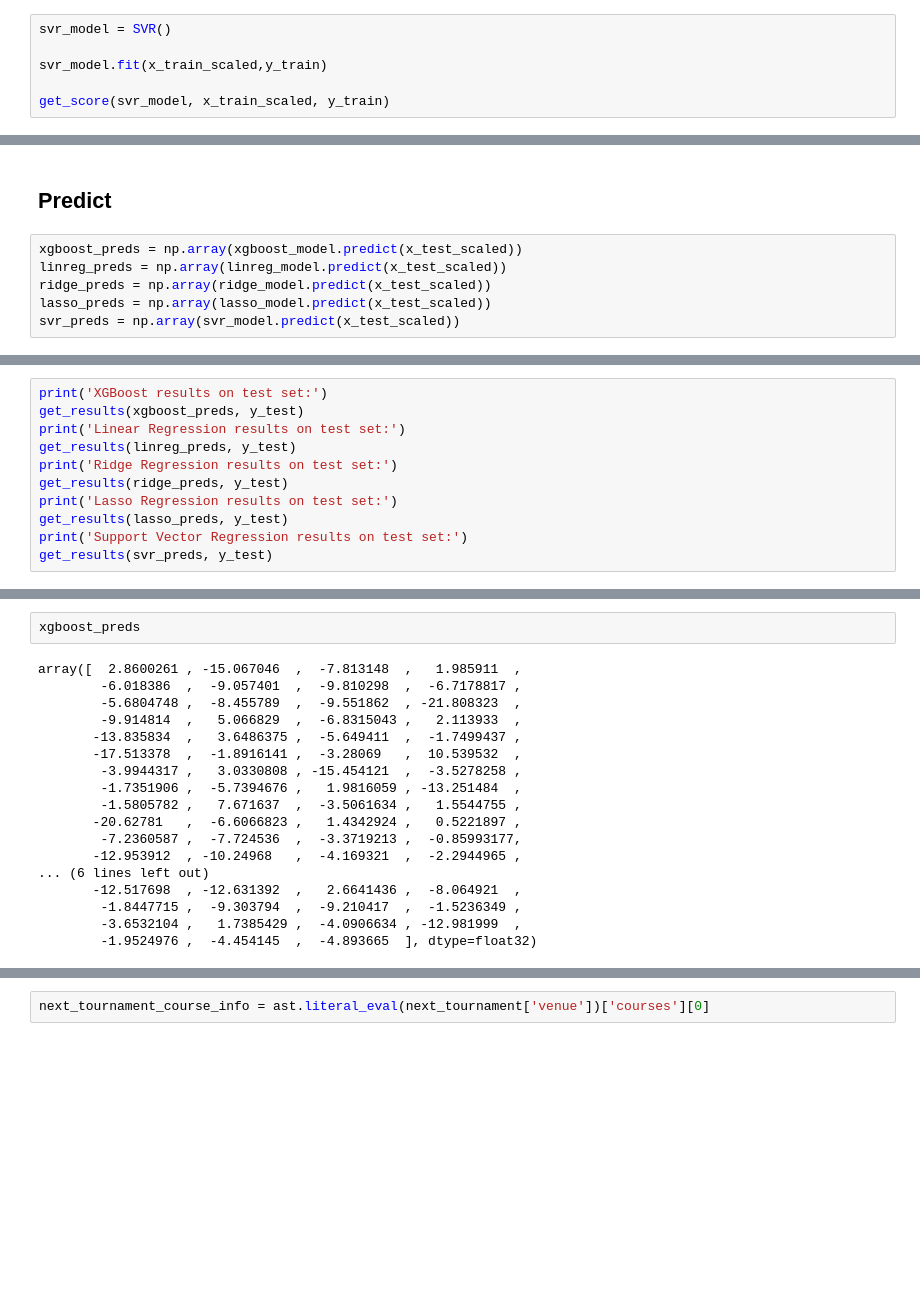
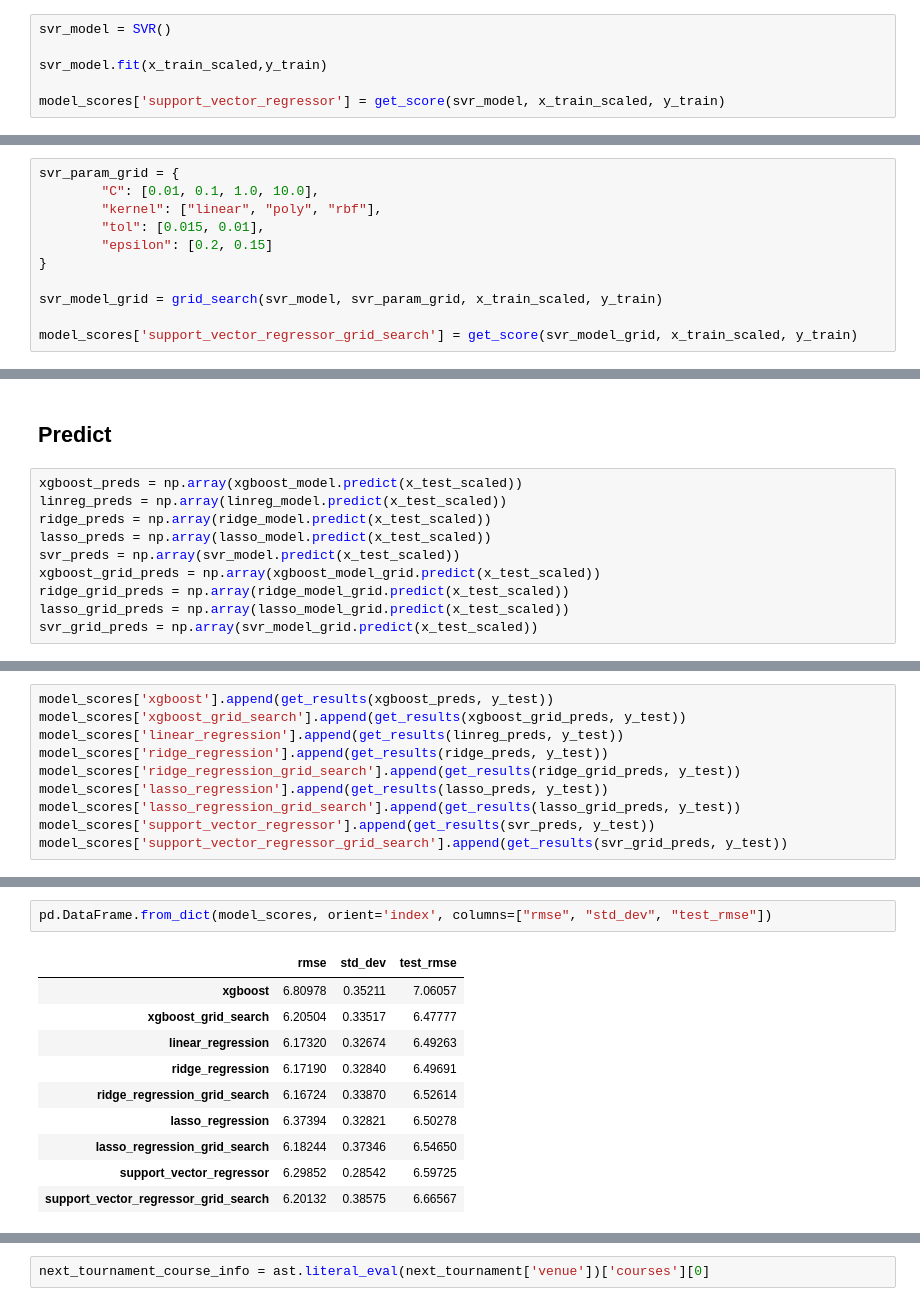
Before and after one commit to huntermitchell123/PGA_Winner_Prediction, a Jupyter notebook: v2/PGA_Winner_Prediction.ipynb, the cells around one changed output, grey strips where cells are left out. Cells and saved outputs as stored; diff of their text form; blank space fills up the shorter version.

```diff
--- a/v2/PGA_Winner_Prediction.ipynb
+++ b/v2/PGA_Winner_Prediction.ipynb
@@ -777,7 +894,7 @@ svr_model = SVR()
 
 svr_model.fit(x_train_scaled,y_train)
 
-get_score(svr_model, x_train_scaled, y_train)
+model_scores['support_vector_regressor'] = get_score(svr_model, x_train_scaled, y_train)
 # %% [output]
 Cross-Validation Root Mean Squared Error: [6.13684851 6.13504793 6.88223826 6.07368012 6.20535052 6.44141519
  6.55262699 5.96098963]
@@ -785,0 +917,11 @@ Standard deviation: 0.28542
+# %%
+svr_param_grid = {
+        "C": [0.01, 0.1, 1.0, 10.0],
+        "kernel": ["linear", "poly", "rbf"],
+        "tol": [0.015, 0.01],
+        "epsilon": [0.2, 0.15]
+}
+
+svr_model_grid = grid_search(svr_model, svr_param_grid, x_train_scaled, y_train)
+
+model_scores['support_vector_regressor_grid_search'] = get_score(svr_model_grid, x_train_scaled, y_train)
@@ -791,5 +951,9 @@ linreg_preds = np.array(linreg_model.predict(x_test_scaled))
 ridge_preds = np.array(ridge_model.predict(x_test_scaled))
 lasso_preds = np.array(lasso_model.predict(x_test_scaled))
 svr_preds = np.array(svr_model.predict(x_test_scaled))
+xgboost_grid_preds = np.array(xgboost_model_grid.predict(x_test_scaled))
+ridge_grid_preds = np.array(ridge_model_grid.predict(x_test_scaled))
+lasso_grid_preds = np.array(lasso_model_grid.predict(x_test_scaled))
+svr_grid_preds = np.array(svr_model_grid.predict(x_test_scaled))
 # %%
 print(f'XGBoost Model Predicted Scores vs Actual Scores for {players.keys()} Previous Tournaments')
@@ -816,12 +980,11 @@ Predicted Score: -4, Actual Score: 0
 # %%
-print('XGBoost results on test set:')
-get_results(xgboost_preds, y_test)
-print('Linear Regression results on test set:')
-get_results(linreg_preds, y_test)
-print('Ridge Regression results on test set:')
-get_results(ridge_preds, y_test)
-print('Lasso Regression results on test set:')
-get_results(lasso_preds, y_test)
-print('Support Vector Regression results on test set:')
-get_results(svr_preds, y_test)
+model_scores['xgboost'].append(get_results(xgboost_preds, y_test))
+model_scores['xgboost_grid_search'].append(get_results(xgboost_grid_preds, y_test))
+model_scores['linear_regression'].append(get_results(linreg_preds, y_test))
+model_scores['ridge_regression'].append(get_results(ridge_preds, y_test))
+model_scores['ridge_regression_grid_search'].append(get_results(ridge_grid_preds, y_test))
+model_scores['lasso_regression'].append(get_results(lasso_preds, y_test))
+model_scores['lasso_regression_grid_search'].append(get_results(lasso_grid_preds, y_test))
+model_scores['support_vector_regressor'].append(get_results(svr_preds, y_test))
+model_scores['support_vector_regressor_grid_search'].append(get_results(svr_grid_preds, y_test))
 # %% [output]
@@ -838,21 +1000,14 @@ Final RMSE: 6.59725
-# %%
-xgboost_preds
-# %% [output]
-array([  2.8600261 , -15.067046  ,  -7.813148  ,   1.985911  ,
-        -6.018386  ,  -9.057401  ,  -9.810298  ,  -6.7178817 ,
-        -5.6804748 ,  -8.455789  ,  -9.551862  , -21.808323  ,
-        -9.914814  ,   5.066829  ,  -6.8315043 ,   2.113933  ,
-       -13.835834  ,   3.6486375 ,  -5.649411  ,  -1.7499437 ,
-       -17.513378  ,  -1.8916141 ,  -3.28069   ,  10.539532  ,
-        -3.9944317 ,   3.0330808 , -15.454121  ,  -3.5278258 ,
-        -1.7351906 ,  -5.7394676 ,   1.9816059 , -13.251484  ,
-        -1.5805782 ,   7.671637  ,  -3.5061634 ,   1.5544755 ,
-       -20.62781   ,  -6.6066823 ,   1.4342924 ,   0.5221897 ,
-        -7.2360587 ,  -7.724536  ,  -3.3719213 ,  -0.85993177,
-       -12.953912  , -10.24968   ,  -4.169321  ,  -2.2944965 ,
-... (6 lines left out)
-       -12.517698  , -12.631392  ,   2.6641436 ,  -8.064921  ,
-        -1.8447715 ,  -9.303794  ,  -9.210417  ,  -1.5236349 ,
-        -3.6532104 ,   1.7385429 ,  -4.0906634 , -12.981999  ,
-        -1.9524976 ,  -4.454145  ,  -4.893665  ], dtype=float32)
+# %%
+pd.DataFrame.from_dict(model_scores, orient='index', columns=["rmse", "std_dev", "test_rmse"])
+# %% [output]
+|  | rmse | std_dev | test_rmse |
+| xgboost | 6.80978 | 0.35211 | 7.06057 |
+| xgboost_grid_search | 6.20504 | 0.33517 | 6.47777 |
+| linear_regression | 6.17320 | 0.32674 | 6.49263 |
+| ridge_regression | 6.17190 | 0.32840 | 6.49691 |
+| ridge_regression_grid_search | 6.16724 | 0.33870 | 6.52614 |
+| lasso_regression | 6.37394 | 0.32821 | 6.50278 |
+| lasso_regression_grid_search | 6.18244 | 0.37346 | 6.54650 |
+| support_vector_regressor | 6.29852 | 0.28542 | 6.59725 |
+| support_vector_regressor_grid_search | 6.20132 | 0.38575 | 6.66567 |
 # %%
```
Also changed, not shown: parts of 26 cells of this notebook, 2 other files.
